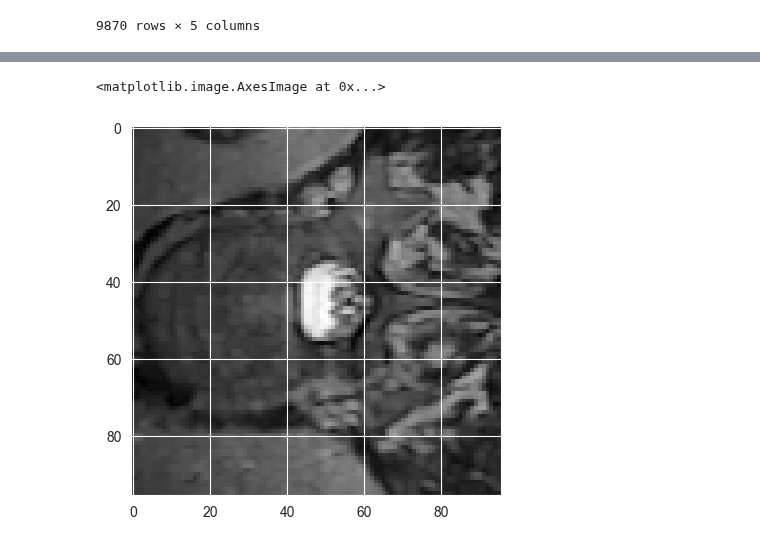
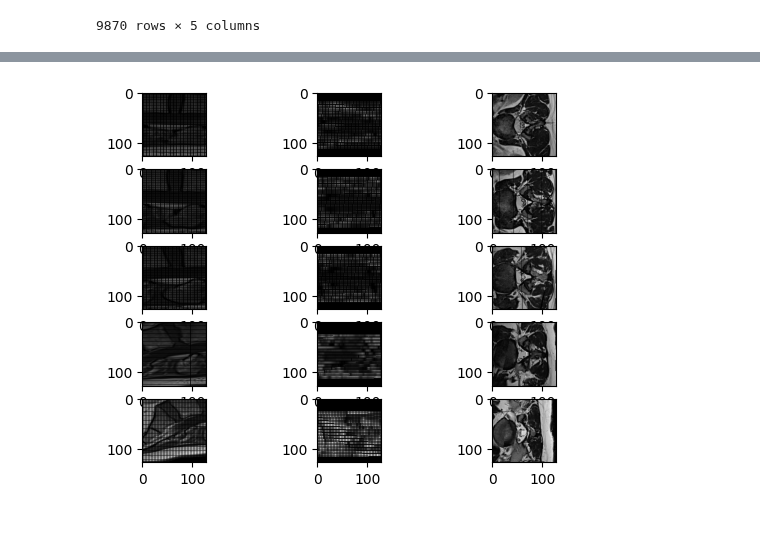
Before and after one commit to IDoCodingStuffs/rsna_2024, a Jupyter notebook: 3d_modeling/pc_loading.ipynb, the cells around one changed output, grey strips where cells are left out. Cells and saved outputs as stored; diff of their text form; code cells hidden in the pictures.

```diff
--- a/3d_modeling/pc_loading.ipynb
+++ b/3d_modeling/pc_loading.ipynb
@@ -624,6 +30,0 @@ plt.imshow(test_2_[0, 2, 128])
-# %%
-grid = read_vertebral_level_as_voxel_grid("../data/rsna-2024-lumbar-spine-degenerative-classification/train_images/46494080",
-                                          vertebral_level="test",
-                                          min_bound=np.array([-60, -60, -60]),
-                                          max_bound=np.array([60, 60, 60]),
-                                          series_type_dict=series_descs)
@@ -670,18 +64,28 @@ bounding_boxes
 9675 rows × 8 columns
-# %%
-row = bounding_boxes.iloc[5]
-# row = coords.iloc[0]
-
-grid = read_vertebral_level_as_voxel_grid(
-    f"../data/rsna-2024-lumbar-spine-degenerative-classification/train_images/{row['study_id']}",
-    vertebral_level=row['level'].replace("/", "").lower(),
-    min_bound=np.array([row['x_min'], row['y_min'], row['z_min']]),
-    max_bound=np.array([row['x_max'], row['y_max'], row['z_max']]),
-    series_type_dict=series_descs,
-    voxel_size=(96,96,96 // 3 * 2),
-    caching=False)
-
-plt.imshow(np.max(grid[1, :, :, 44:49], axis=2), cmap="gray")
-# %% [output]
-<matplotlib.image.AxesImage at 0x...>
-[figure, removed]
+# %%
+f, axs = plt.subplots(5, 3)
+
+for i in range(5):
+    row = bounding_boxes.iloc[i]
+    level = row['level'].replace("/", "").lower()
+    min_bound = np.array([row['x_min'], row['y_min'], row['z_min']])
+    max_bound = np.array([row['x_max'], row['y_max'], row['z_max']])
+
+    grid = read_vertebral_level_as_voxel_grid(
+        f"../data/rsna-2024-lumbar-spine-degenerative-classification/train_images/{row['study_id']}",
+        vertebral_level=level,
+        min_bound=min_bound,
+        max_bound=max_bound,
+        series_type_dict=series_descs,
+        voxel_size=(128, 128, 128),
+        caching=False)
+
+    # grid = tf(grid.astype(np.float32))
+
+    axs[i - 5, 0].imshow(np.max(grid[0, 62:66], axis=0), cmap="gray")
+    axs[i - 5, 1].imshow(np.max(grid[0, :, 62:66], axis=1), cmap="gray")
+    axs[i - 5, 2].imshow(np.max(grid[1, :, :, 62:66], axis=2), cmap="gray")
+
+plt.show()
+# %% [output]
+[figure, added]
```
Also changed, not shown: parts of 46 cells of this notebook, 5 other files.
